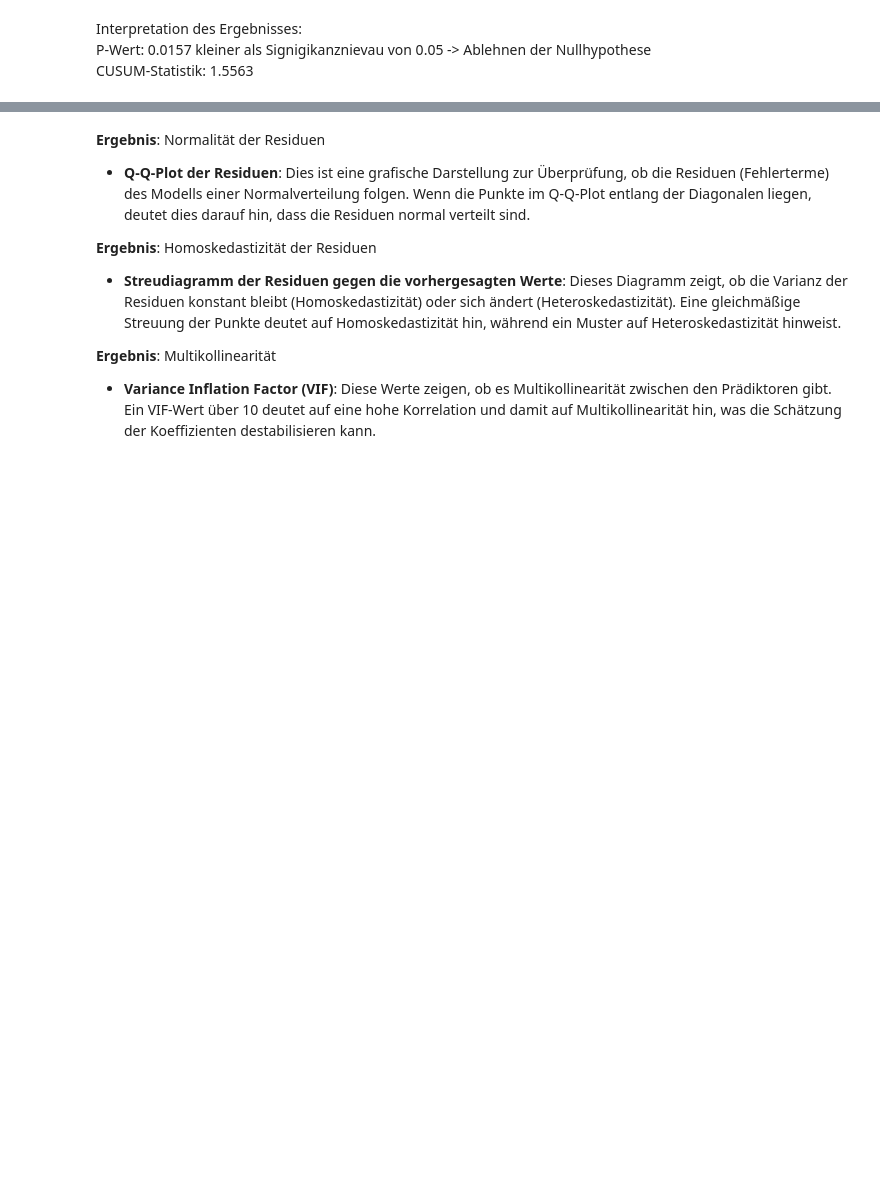
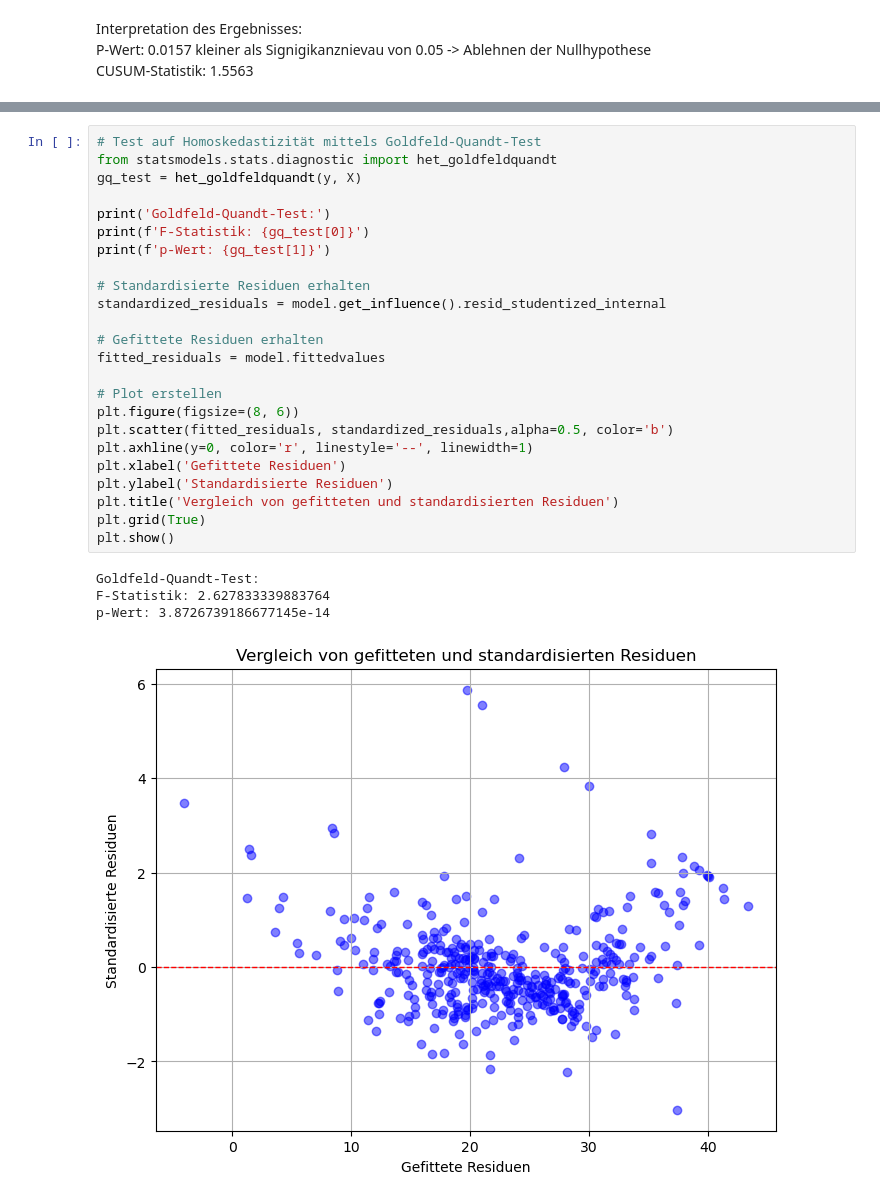
Before and after one commit to NJR1337/-ko, a Jupyter notebook: multivariates_modell.ipynb, the cells around one changed output, grey strips where cells are left out. Drawn from its saved outputs; the diff is of its cells as text; blank space fills up the shorter version.

```diff
--- a/multivariates_modell.ipynb
+++ b/multivariates_modell.ipynb
@@ -305,12 +288,29 @@ Multikollinearität:
-# %% [markdown]
-**Ergebnis**: Normalität der Residuen
-
-- **Q-Q-Plot der Residuen**: Dies ist eine grafische Darstellung zur Überprüfung, ob die Residuen (Fehlerterme) des Modells einer Normalverteilung folgen. Wenn die Punkte im Q-Q-Plot entlang der Diagonalen liegen, deutet dies darauf hin, dass die Residuen normal verteilt sind.
-
-**Ergebnis**: Homoskedastizität der Residuen
-
-- **Streudiagramm der Residuen gegen die vorhergesagten Werte**: Dieses Diagramm zeigt, ob die Varianz der Residuen konstant bleibt (Homoskedastizität) oder sich ändert (Heteroskedastizität). Eine gleichmäßige Streuung der Punkte deutet auf Homoskedastizität hin, während ein Muster auf Heteroskedastizität hinweist.
-
-**Ergebnis**: Multikollinearität
-
-- **Variance Inflation Factor (VIF)**: Diese Werte zeigen, ob es Multikollinearität zwischen den Prädiktoren gibt. Ein VIF-Wert über 10 deutet auf eine hohe Korrelation und damit auf Multikollinearität hin, was die Schätzung der Koeffizienten destabilisieren kann.
+# %%
+# Test auf Homoskedastizität mittels Goldfeld-Quandt-Test
+from statsmodels.stats.diagnostic import het_goldfeldquandt
+gq_test = het_goldfeldquandt(y, X)
+
+print('Goldfeld-Quandt-Test:')
+print(f'F-Statistik: {gq_test[0]}')
+print(f'p-Wert: {gq_test[1]}')
+
+# Standardisierte Residuen erhalten
+standardized_residuals = model.get_influence().resid_studentized_internal
+
+# Gefittete Residuen erhalten
+fitted_residuals = model.fittedvalues
+
+# Plot erstellen
+plt.figure(figsize=(8, 6))
+plt.scatter(fitted_residuals, standardized_residuals,alpha=0.5, color='b')
+plt.axhline(y=0, color='r', linestyle='--', linewidth=1)
+plt.xlabel('Gefittete Residuen')
+plt.ylabel('Standardisierte Residuen')
+plt.title('Vergleich von gefitteten und standardisierten Residuen')
+plt.grid(True)
+plt.show()
+# %% [output]
+Goldfeld-Quandt-Test:
+F-Statistik: 2.627833339883764
+p-Wert: 3.8726739186677145e-14
+[figure, added]
```
Also changed, not shown: parts of 11 cells of this notebook.
